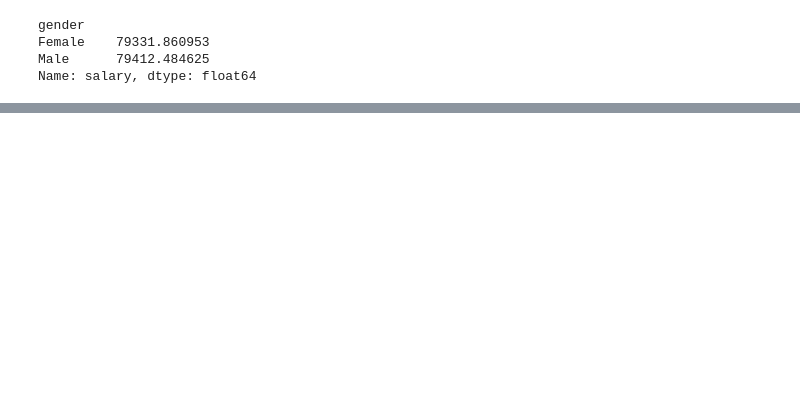
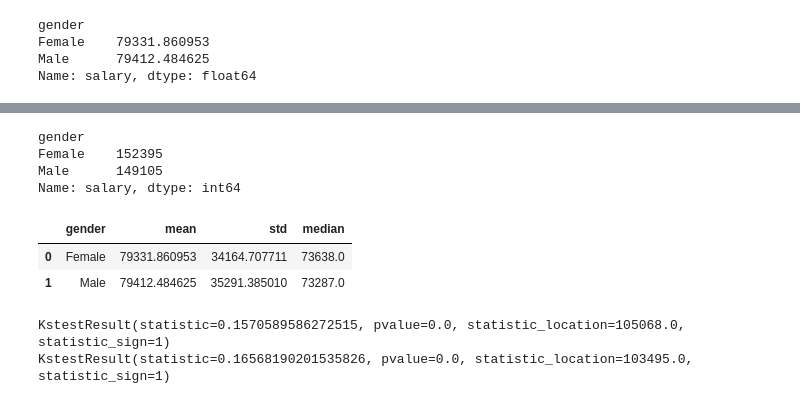
Before and after one commit to ngcarvajall/LAB_AB_no_parametrico, a Jupyter notebook: laboratorio-modulo6-leccion04-1-ab-testing-no-param.ipynb, the cells around one changed output, grey strips where cells are left out. Drawn from its saved outputs; the diff is of its cells as text; code cells hidden in the pictures; blank space fills up the shorter version.

```diff
--- a/laboratorio-modulo6-leccion04-1-ab-testing-no-param.ipynb
+++ b/laboratorio-modulo6-leccion04-1-ab-testing-no-param.ipynb
@@ -580,0 +574,15 @@ La columna education tiene las siguientes valore únicos:
+# %%
+df_out_c_medias_std = df_out_college.groupby('gender')['salary'].agg(['mean', 'std', 'median']).reset_index()
+# %%
+df_out_college.groupby('gender')['salary'].count()
+# %% [output]
+gender
+Female    152395
+Male      149105
+Name: salary, dtype: int64
+# %%
+df_out_c_medias_std
+# %% [output]
+|  | gender | mean | std | median |
+| 0 | Female | 79331.860953 | 34164.707711 | 73638.0 |
+| 1 | Male | 79412.484625 | 35291.385010 | 73287.0 |
@@ -580,0 +592,6 @@ La columna education tiene las siguientes valore únicos:
+# %%
+print(stats.kstest(df_out_college[df_out_college['gender'] == 'Female']['salary'], dist_coll_A)) #datos normales)
+print(stats.kstest(df_out_college[df_out_college['gender'] == 'Male']['salary'], dist_coll_B)) #datos normales
+# %% [output]
+KstestResult(statistic=0.1570589586272515, pvalue=0.0, statistic_location=105068.0, statistic_sign=1)
+KstestResult(statistic=0.16568190201535826, pvalue=0.0, statistic_location=103495.0, statistic_sign=1)
```
Also changed, not shown: parts of 26 cells of this notebook.
